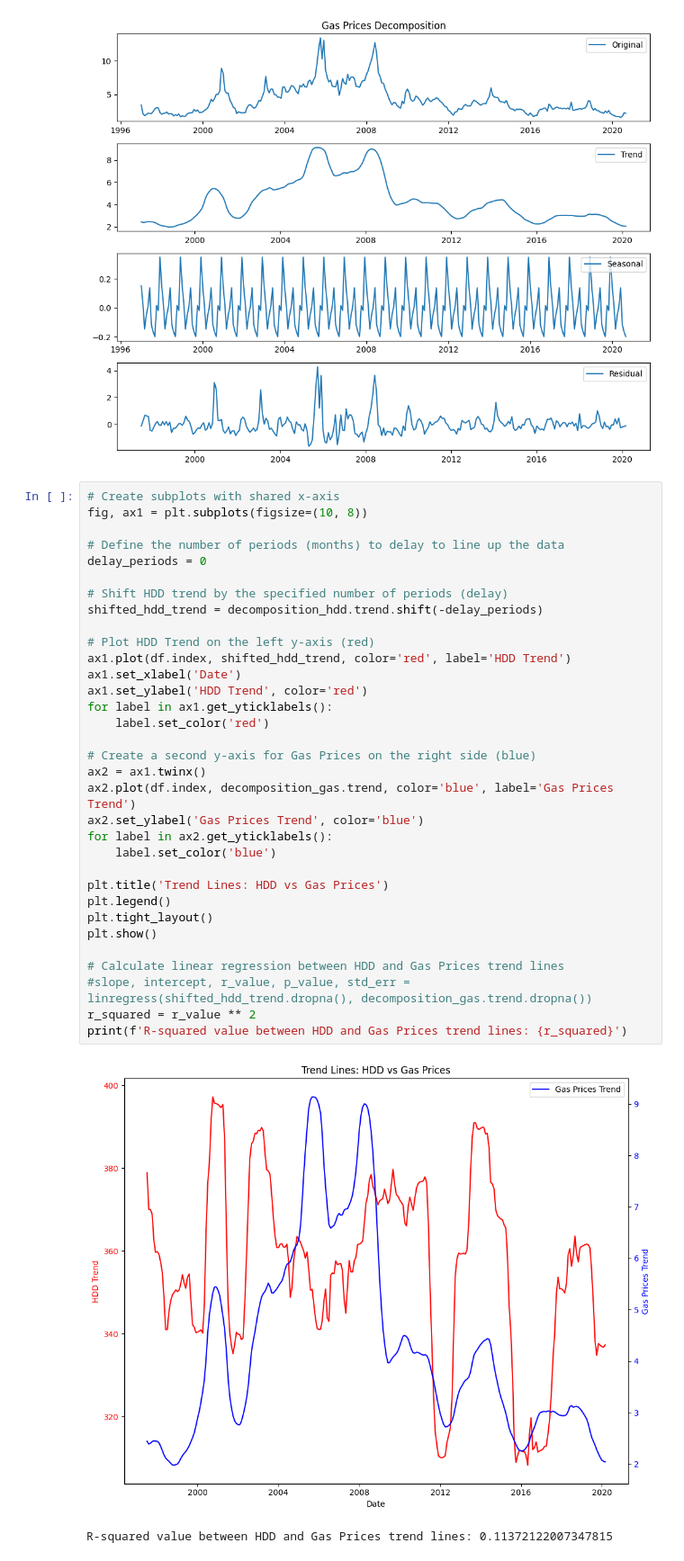
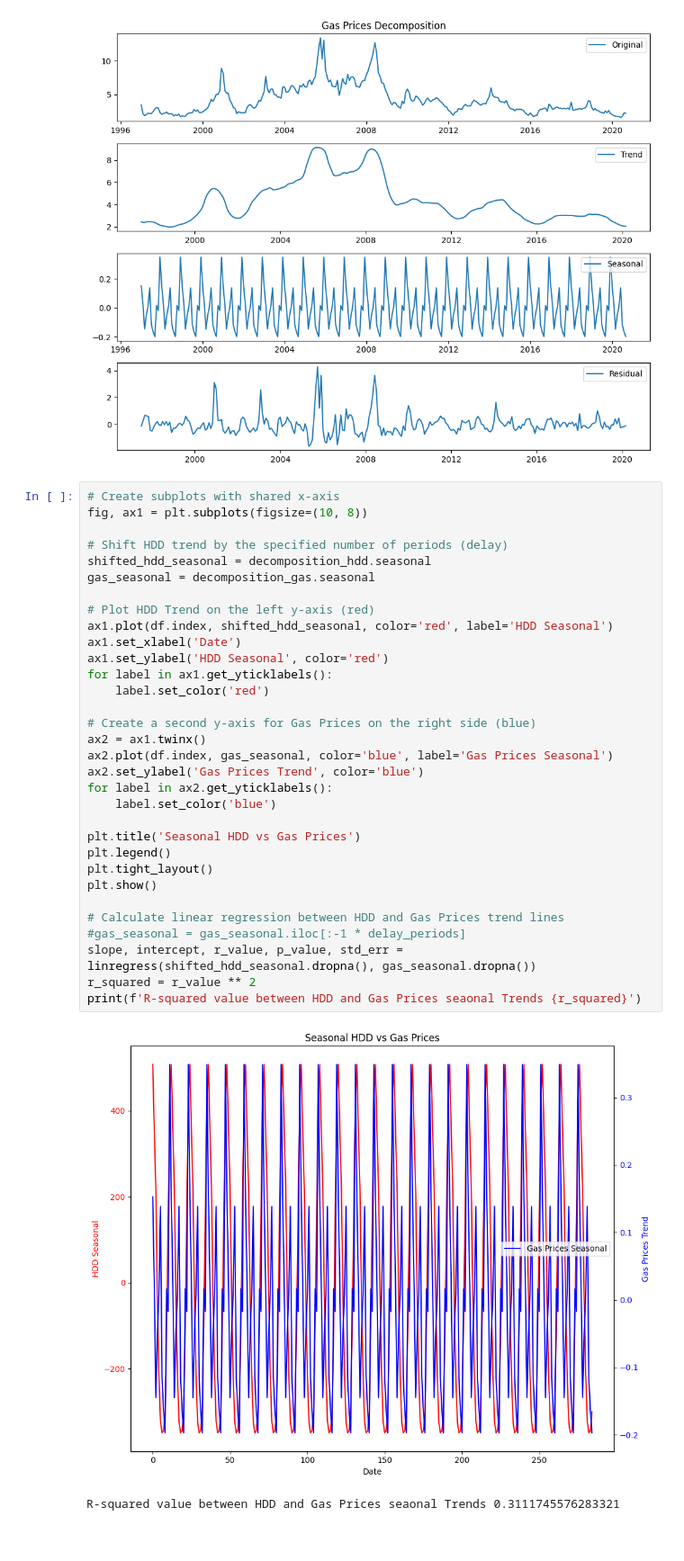
Before and after one commit to johnCavatelli/CS-5990-Gas-Price, a Jupyter notebook: main.ipynb, the cells around one changed output. Shown at 90% size. Saved outputs shown, nothing was run; the diff lists cells and outputs as text.

Commit message:
Update Report, Add Seasonal decompisition

```diff
--- a/main.ipynb
+++ b/main.ipynb
@@ -112,36 +127,35 @@ plt.show()
 # %%
 # Create subplots with shared x-axis
 fig, ax1 = plt.subplots(figsize=(10, 8))
 
-# Define the number of periods (months) to delay to line up the data
-delay_periods = 0
-
 # Shift HDD trend by the specified number of periods (delay)
-shifted_hdd_trend = decomposition_hdd.trend.shift(-delay_periods)
+shifted_hdd_seasonal = decomposition_hdd.seasonal
+gas_seasonal = decomposition_gas.seasonal
 
 # Plot HDD Trend on the left y-axis (red)
-ax1.plot(df.index, shifted_hdd_trend, color='red', label='HDD Trend')
+ax1.plot(df.index, shifted_hdd_seasonal, color='red', label='HDD Seasonal')
 ax1.set_xlabel('Date')
-ax1.set_ylabel('HDD Trend', color='red')
+ax1.set_ylabel('HDD Seasonal', color='red')
 for label in ax1.get_yticklabels():
     label.set_color('red')
 
 # Create a second y-axis for Gas Prices on the right side (blue)
 ax2 = ax1.twinx()
-ax2.plot(df.index, decomposition_gas.trend, color='blue', label='Gas Prices Trend')
+ax2.plot(df.index, gas_seasonal, color='blue', label='Gas Prices Seasonal')
 ax2.set_ylabel('Gas Prices Trend', color='blue')
 for label in ax2.get_yticklabels():
     label.set_color('blue')
 
-plt.title('Trend Lines: HDD vs Gas Prices')
+plt.title('Seasonal HDD vs Gas Prices')
 plt.legend()
 plt.tight_layout()
 plt.show()
 
 # Calculate linear regression between HDD and Gas Prices trend lines
-#slope, intercept, r_value, p_value, std_err = linregress(shifted_hdd_trend.dropna(), decomposition_gas.trend.dropna())
+#gas_seasonal = gas_seasonal.iloc[:-1 * delay_periods]
+slope, intercept, r_value, p_value, std_err = linregress(shifted_hdd_seasonal.dropna(), gas_seasonal.dropna())
 r_squared = r_value ** 2
-print(f'R-squared value between HDD and Gas Prices trend lines: {r_squared}')
+print(f'R-squared value between HDD and Gas Prices seaonal Trends {r_squared}')
 # %% [output]
-[figure, old version]
+[figure, new version]
-R-squared value between HDD and Gas Prices trend lines: 0.11372122007347815
+R-squared value between HDD and Gas Prices seaonal Trends 0.3111745576283321
```
Also changed, not shown: parts of 7 cells of this notebook, 2 other files.
